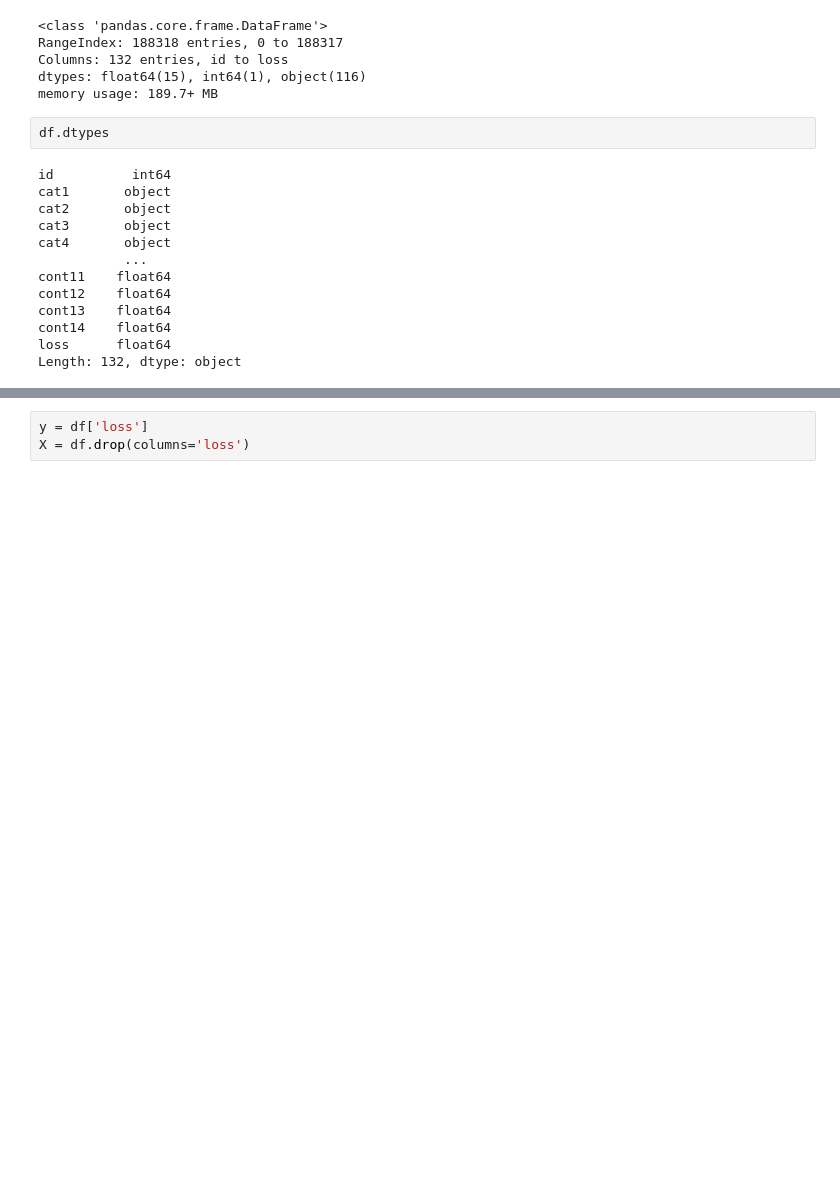
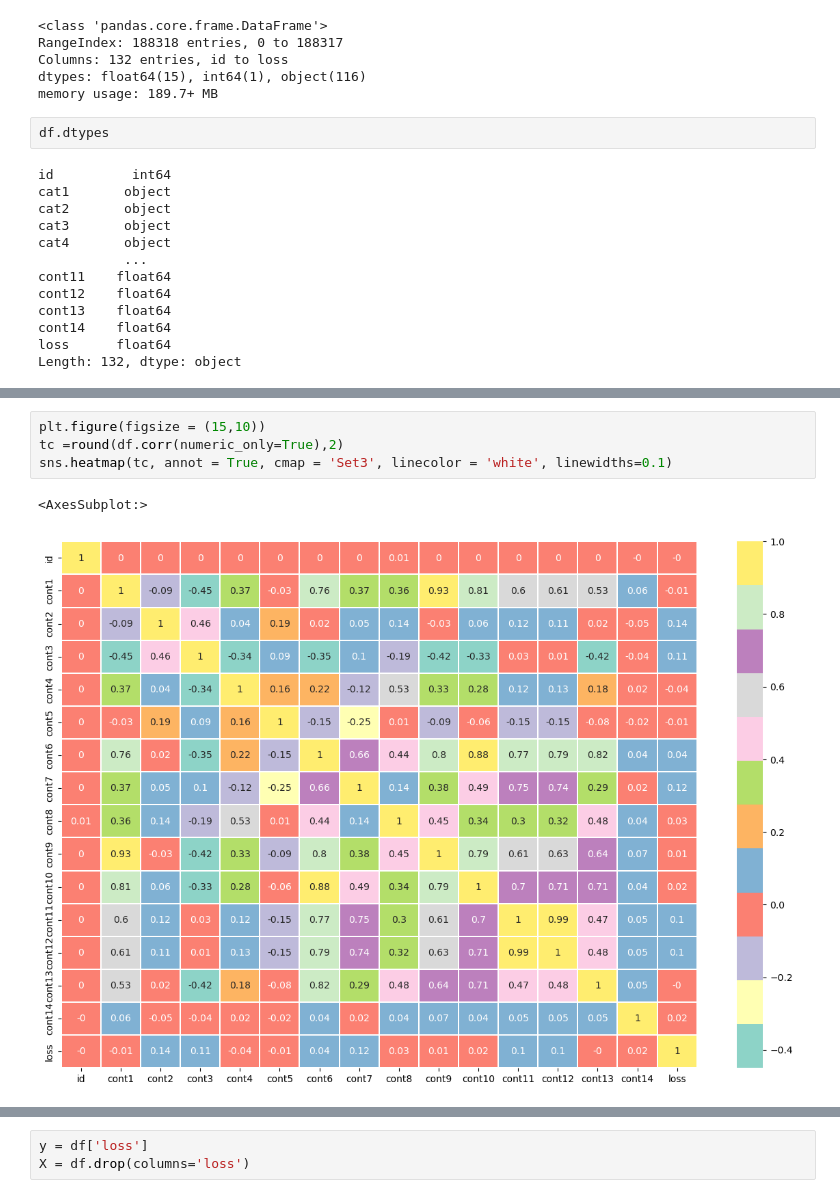
Before and after one commit to MapsaBootCamp/ML3_EXERCISE, a Jupyter notebook: monday catboost test.ipynb, the cells around one changed output, grey strips where cells are left out. Cells and saved outputs as stored; diff of their text form; blank space fills up the shorter version.

```diff
--- a/monday catboost test.ipynb
+++ b/monday catboost test.ipynb
@@ -67,0 +87,7 @@ Length: 132, dtype: object
+# %%
+plt.figure(figsize = (15,10))
+tc =round(df.corr(numeric_only=True),2)
+sns.heatmap(tc, annot = True, cmap = 'Set3', linecolor = 'white', linewidths=0.1)
+# %% [output]
+<AxesSubplot:>
+[figure, added]
```
Also changed, not shown: parts of 47 cells of this notebook.
